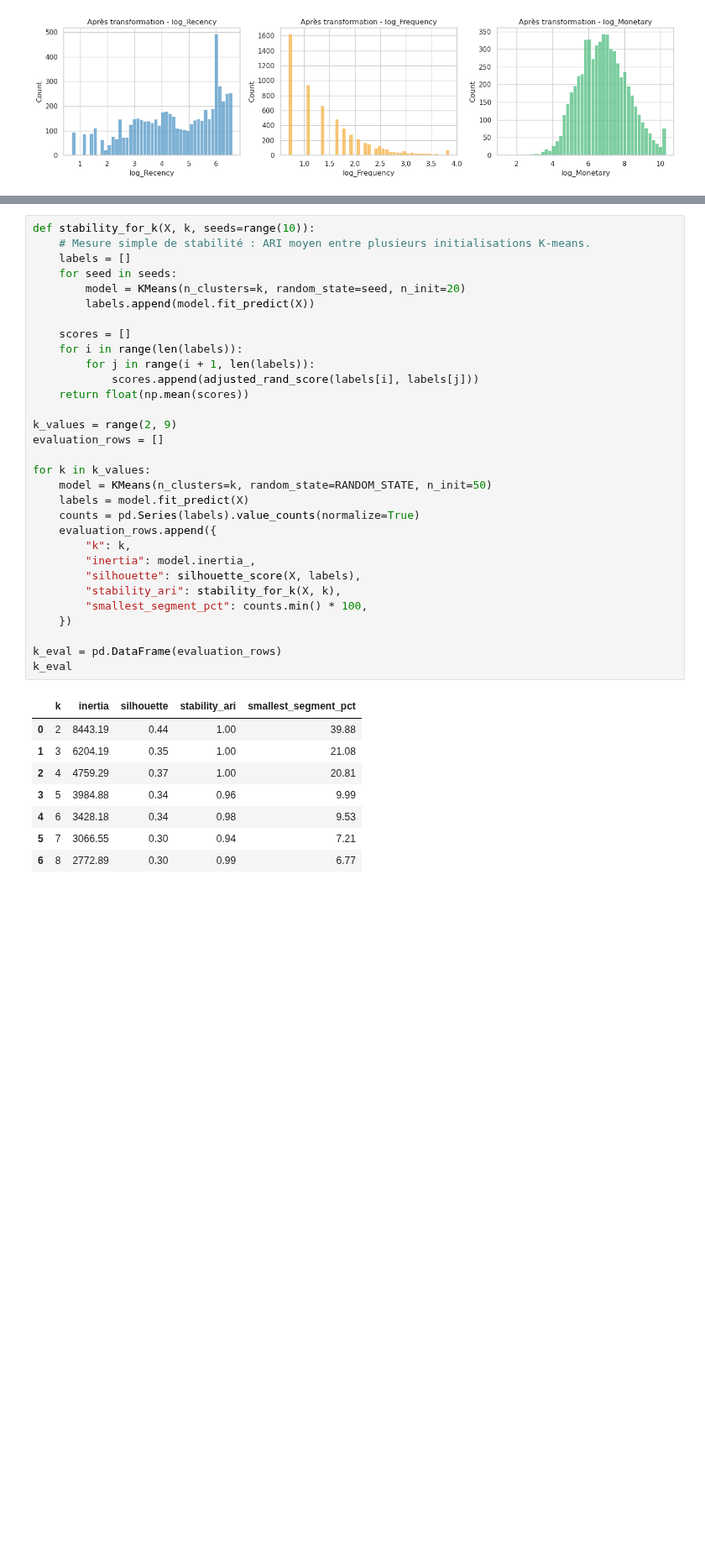
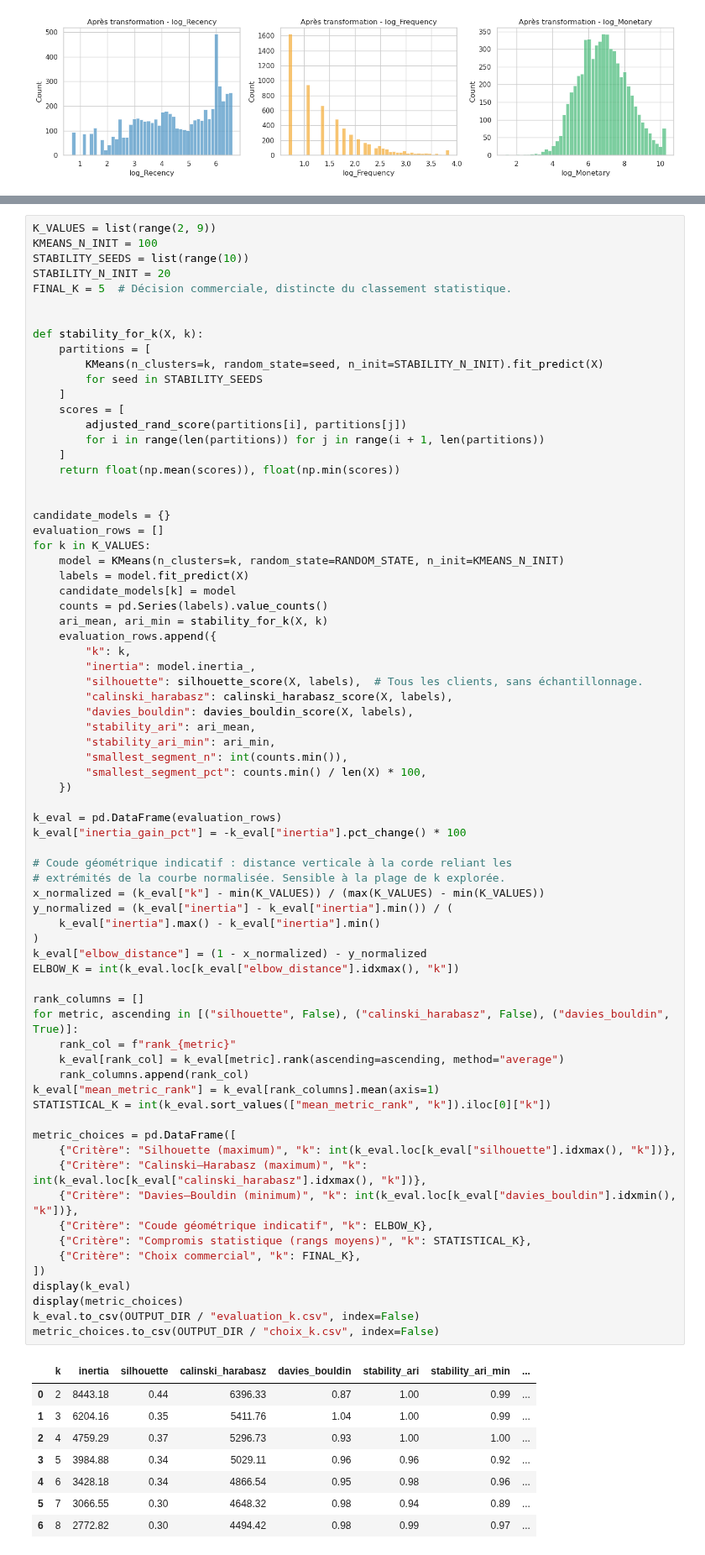
Before and after one commit to Mounix756/rfm-customer-segmentation-platform, a Jupyter notebook: ml/index.ipynb, the cells around one changed output, grey strips where cells are left out. Shown at 84% size. Cells and saved outputs as stored; diff of their text form; blank space fills up the shorter version.

```diff
--- a/ml/index.ipynb
+++ b/ml/index.ipynb
@@ -338,40 +356,81 @@ Le choix de `k` ne repose pas uniquement sur un score. On compare :
 # %%
-def stability_for_k(X, k, seeds=range(10)):
-    # Mesure simple de stabilité : ARI moyen entre plusieurs initialisations K-means.
-    labels = []
-    for seed in seeds:
-        model = KMeans(n_clusters=k, random_state=seed, n_init=20)
-        labels.append(model.fit_predict(X))
+K_VALUES = list(range(2, 9))
+KMEANS_N_INIT = 100
+STABILITY_SEEDS = list(range(10))
+STABILITY_N_INIT = 20
+FINAL_K = 5  # Décision commerciale, distincte du classement statistique.
 
-    scores = []
-    for i in range(len(labels)):
-        for j in range(i + 1, len(labels)):
-            scores.append(adjusted_rand_score(labels[i], labels[j]))
-    return float(np.mean(scores))
 
-k_values = range(2, 9)
+def stability_for_k(X, k):
+    partitions = [
+        KMeans(n_clusters=k, random_state=seed, n_init=STABILITY_N_INIT).fit_predict(X)
+        for seed in STABILITY_SEEDS
+    ]
+    scores = [
+        adjusted_rand_score(partitions[i], partitions[j])
+        for i in range(len(partitions)) for j in range(i + 1, len(partitions))
+    ]
+    return float(np.mean(scores)), float(np.min(scores))
+
+
+candidate_models = {}
 evaluation_rows = []
-
-for k in k_values:
-    model = KMeans(n_clusters=k, random_state=RANDOM_STATE, n_init=50)
+for k in K_VALUES:
+    model = KMeans(n_clusters=k, random_state=RANDOM_STATE, n_init=KMEANS_N_INIT)
     labels = model.fit_predict(X)
-    counts = pd.Series(labels).value_counts(normalize=True)
+    candidate_models[k] = model
+    counts = pd.Series(labels).value_counts()
+    ari_mean, ari_min = stability_for_k(X, k)
     evaluation_rows.append({
         "k": k,
         "inertia": model.inertia_,
-        "silhouette": silhouette_score(X, labels),
-        "stability_ari": stability_for_k(X, k),
-        "smallest_segment_pct": counts.min() * 100,
+        "silhouette": silhouette_score(X, labels),  # Tous les clients, sans échantillonnage.
+        "calinski_harabasz": calinski_harabasz_score(X, labels),
+        "davies_bouldin": davies_bouldin_score(X, labels),
+        "stability_ari": ari_mean,
+        "stability_ari_min": ari_min,
+        "smallest_segment_n": int(counts.min()),
+        "smallest_segment_pct": counts.min() / len(X) * 100,
     })
 
 k_eval = pd.DataFrame(evaluation_rows)
-k_eval
+k_eval["inertia_gain_pct"] = -k_eval["inertia"].pct_change() * 100
+
+# Coude géométrique indicatif : distance verticale à la corde reliant les
+# extrémités de la courbe normalisée. Sensible à la plage de k explorée.
+x_normalized = (k_eval["k"] - min(K_VALUES)) / (max(K_VALUES) - min(K_VALUES))
+y_normalized = (k_eval["inertia"] - k_eval["inertia"].min()) / (
+    k_eval["inertia"].max() - k_eval["inertia"].min()
+)
+k_eval["elbow_distance"] = (1 - x_normalized) - y_normalized
+ELBOW_K = int(k_eval.loc[k_eval["elbow_distance"].idxmax(), "k"])
+
+rank_columns = []
+for metric, ascending in [("silhouette", False), ("calinski_harabasz", False), ("davies_bouldin", True)]:
+    rank_col = f"rank_{metric}"
+    k_eval[rank_col] = k_eval[metric].rank(ascending=ascending, method="average")
+    rank_columns.append(rank_col)
+k_eval["mean_metric_rank"] = k_eval[rank_columns].mean(axis=1)
+STATISTICAL_K = int(k_eval.sort_values(["mean_metric_rank", "k"]).iloc[0]["k"])
+
+metric_choices = pd.DataFrame([
+    {"Critère": "Silhouette (maximum)", "k": int(k_eval.loc[k_eval["silhouette"].idxmax(), "k"])},
+    {"Critère": "Calinski–Harabasz (maximum)", "k": int(k_eval.loc[k_eval["calinski_harabasz"].idxmax(), "k"])},
+    {"Critère": "Davies–Bouldin (minimum)", "k": int(k_eval.loc[k_eval["davies_bouldin"].idxmin(), "k"])},
+    {"Critère": "Coude géométrique indicatif", "k": ELBOW_K},
+    {"Critère": "Compromis statistique (rangs moyens)", "k": STATISTICAL_K},
+    {"Critère": "Choix commercial", "k": FINAL_K},
+])
+display(k_eval)
+display(metric_choices)
+k_eval.to_csv(OUTPUT_DIR / "evaluation_k.csv", index=False)
+metric_choices.to_csv(OUTPUT_DIR / "choix_k.csv", index=False)
 # %% [output]
-|  | k | inertia | silhouette | stability_ari | smallest_segment_pct |
-| 0 | 2 | 8443.19 | 0.44 | 1.00 | 39.88 |
-| 1 | 3 | 6204.19 | 0.35 | 1.00 | 21.08 |
-| 2 | 4 | 4759.29 | 0.37 | 1.00 | 20.81 |
-| 3 | 5 | 3984.88 | 0.34 | 0.96 | 9.99 |
-| 4 | 6 | 3428.18 | 0.34 | 0.98 | 9.53 |
-| 5 | 7 | 3066.55 | 0.30 | 0.94 | 7.21 |
-| 6 | 8 | 2772.89 | 0.30 | 0.99 | 6.77 |
+|  | k | inertia | silhouette | calinski_harabasz | davies_bouldin | stability_ari | stability_ari_min | ... |
+| 0 | 2 | 8443.18 | 0.44 | 6396.33 | 0.87 | 1.00 | 0.99 | ... |
+| 1 | 3 | 6204.16 | 0.35 | 5411.76 | 1.04 | 1.00 | 0.99 | ... |
+| 2 | 4 | 4759.29 | 0.37 | 5296.73 | 0.93 | 1.00 | 1.00 | ... |
+| 3 | 5 | 3984.88 | 0.34 | 5029.11 | 0.96 | 0.96 | 0.92 | ... |
+| 4 | 6 | 3428.18 | 0.34 | 4866.54 | 0.95 | 0.98 | 0.96 | ... |
+| 5 | 7 | 3066.55 | 0.30 | 4648.32 | 0.98 | 0.94 | 0.89 | ... |
+| 6 | 8 | 2772.82 | 0.30 | 4494.42 | 0.98 | 0.99 | 0.97 | ... |
```
Also changed, not shown: parts of 17 cells of this notebook, 1 other file.
